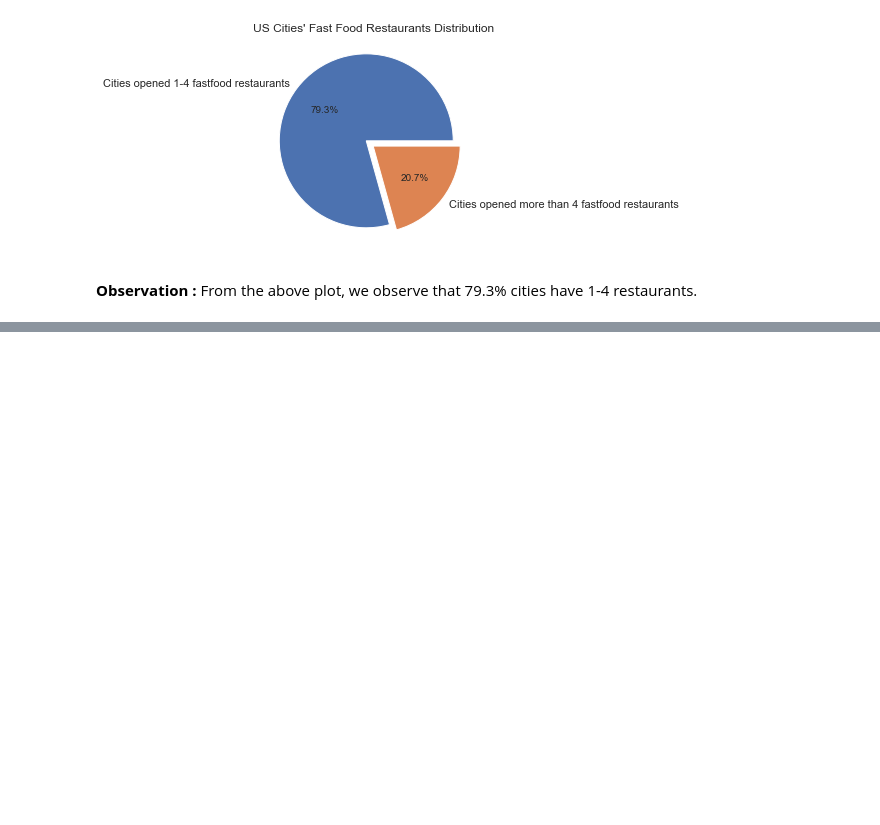
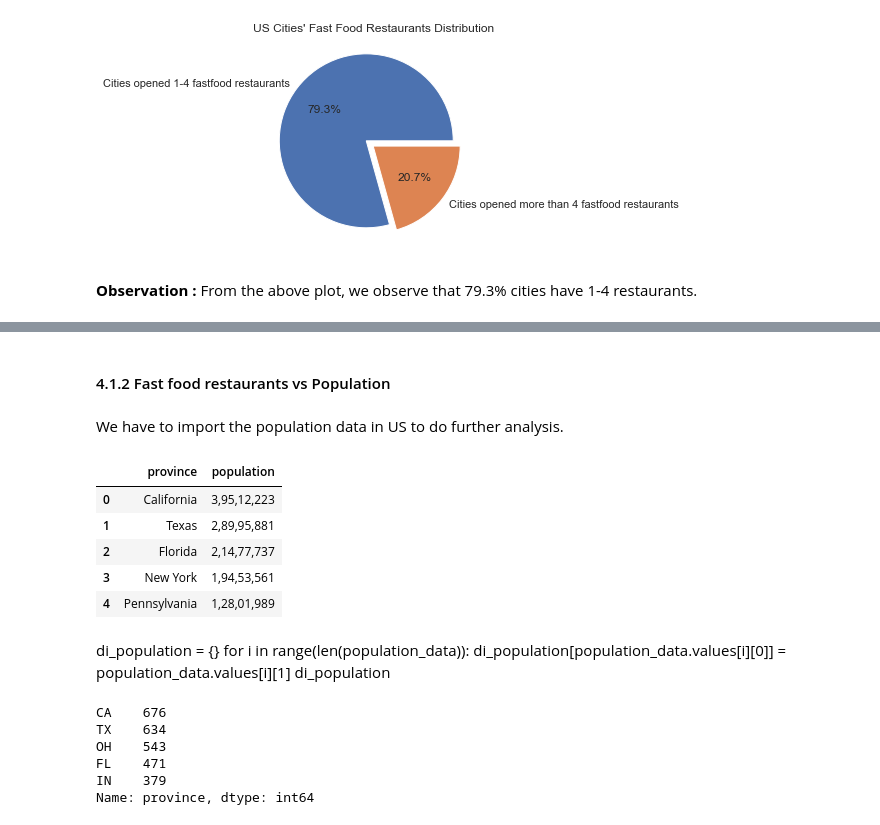
Before and after one commit to aparnakedarisetti/EDA, a Jupyter notebook: Fastfood Restaurants Ananlysis/FastFoodRestaurantData.ipynb, the cells around one changed output, grey strips where cells are left out. Cells and saved outputs as stored; diff of their text form; code cells hidden in the pictures; blank space fills up the shorter version.

```diff
--- a/Fastfood Restaurants Ananlysis/FastFoodRestaurantData.ipynb
+++ b/Fastfood Restaurants Ananlysis/FastFoodRestaurantData.ipynb
@@ -595,0 +682,29 @@ iplot(dict(data=data, layout=layout))
+# %% [markdown]
+#### 4.1.2 Fast food restaurants vs Population
+# %% [markdown]
+We have to import the population data in US to do further analysis.
+# %%
+population_data = pd.read_csv('US-Population.txt', sep="|", names=["province", "population"])
+population_data.head()
+# %% [output]
+|  | province | population |
+| 0 | California | 3,95,12,223 |
+| 1 | Texas | 2,89,95,881 |
+| 2 | Florida | 2,14,77,737 |
+| 3 | New York | 1,94,53,561 |
+| 4 | Pennsylvania | 1,28,01,989 |
+# %% [markdown]
+di_population = {}
+for i in range(len(population_data)):
+    di_population[population_data.values[i][0]] = population_data.values[i][1]
+di_population
+# %%
+province_counts = fastfood_restaurant_data['province'].value_counts()
+province_counts.head()
+# %% [output]
+CA    676
+TX    634
+OH    543
+FL    471
+IN    379
+Name: province, dtype: int64
```
Also changed, not shown: parts of 48 cells of this notebook, 2 other files.
